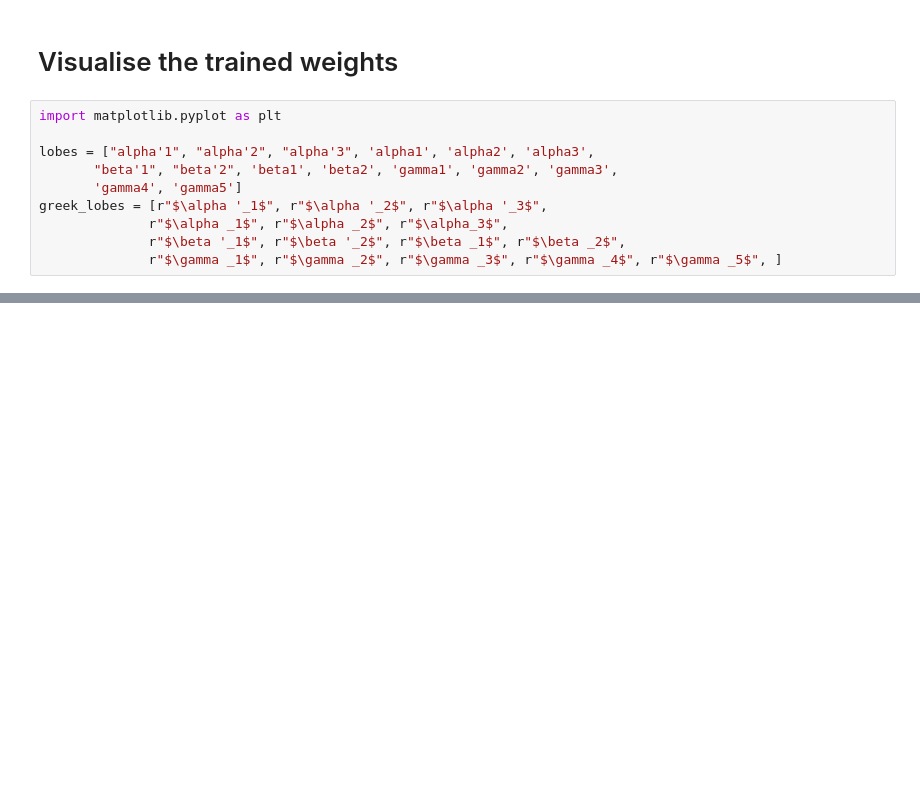
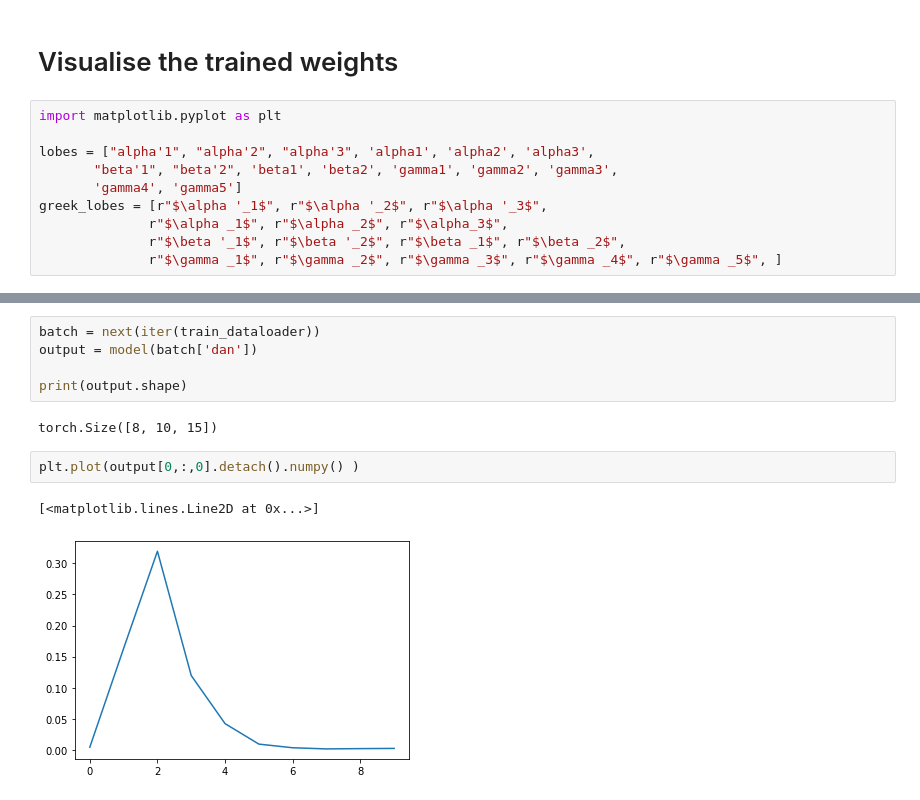
Before and after one commit to Jake-Jay/mushroom-body-models, a Jupyter notebook: RNN/train_rnn.ipynb, the cells around one changed output, grey strips where cells are left out. Cells and saved outputs as stored; diff of their text form; blank space fills up the shorter version.

```diff
--- a/RNN/train_rnn.ipynb
+++ b/RNN/train_rnn.ipynb
@@ -140,0 +159,12 @@ plt.show()
+# %%
+batch = next(iter(train_dataloader))
+output = model(batch['dan'])
+
+print(output.shape)
+# %% [output]
+torch.Size([8, 10, 15])
+# %%
+plt.plot(output[0,:,0].detach().numpy() )
+# %% [output]
+[<matplotlib.lines.Line2D at 0x...>]
+[figure, added]
```
Also changed, not shown: parts of 7 cells of this notebook, 1 other file.
